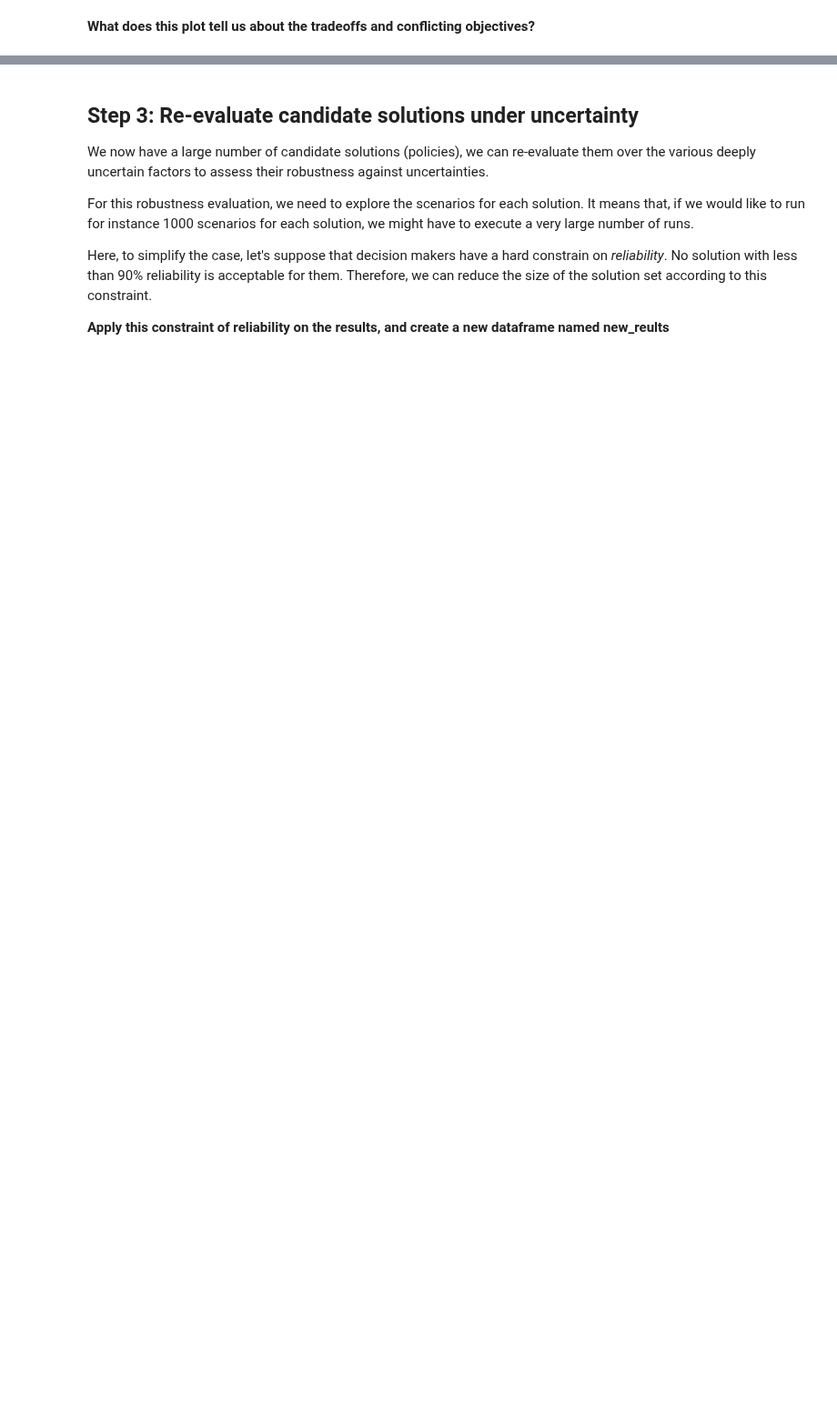
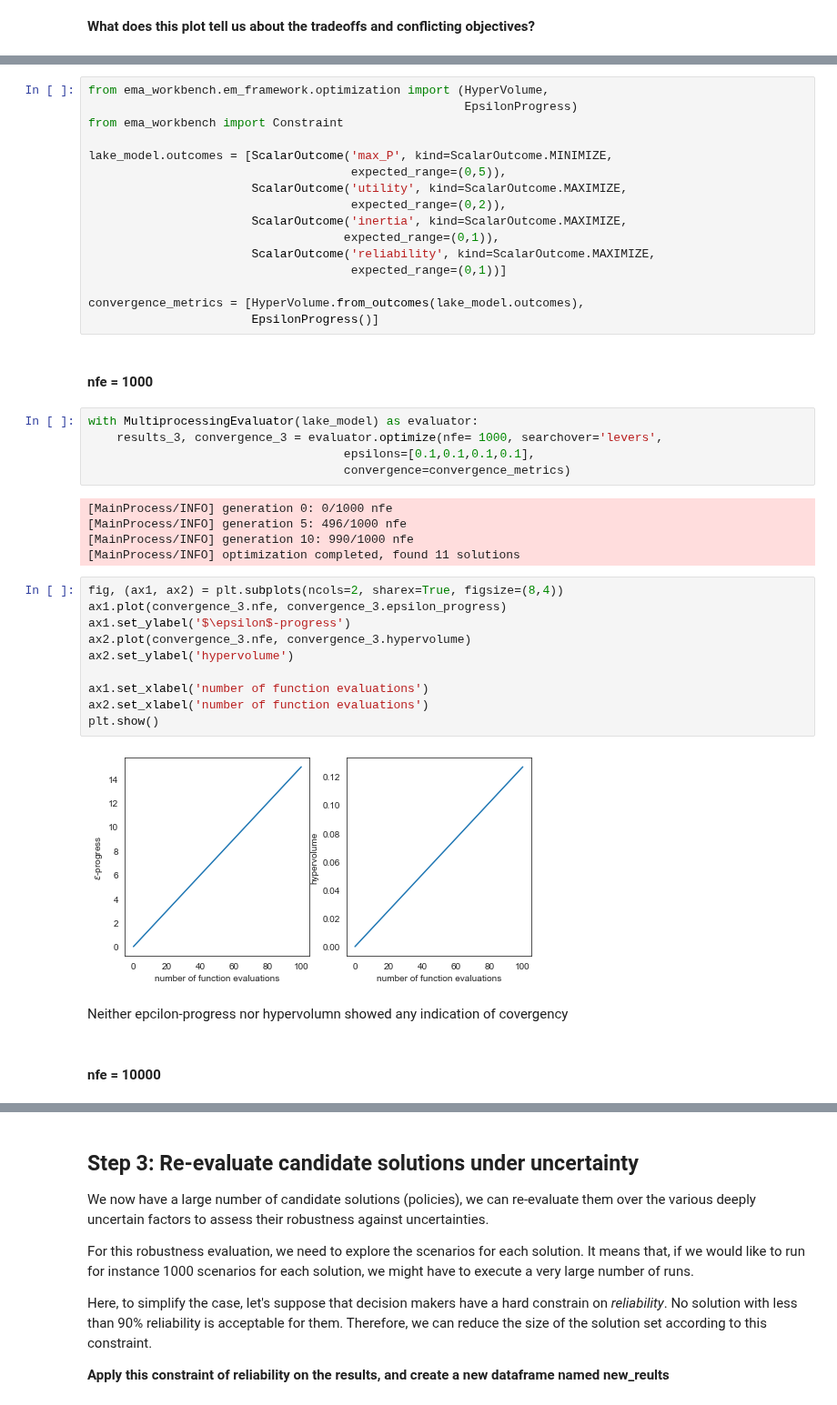
Before and after one commit to triple-capacho/EPA1361, a Jupyter notebook: Week 5-6 - robustness and direct search/assignment 8 - MORDM.ipynb, the cells around one changed output, grey strips where cells are left out. Shown at 91% size. Drawn from its saved outputs; the diff is of its cells as text; blank space fills up the shorter version.

```diff
--- a/Week 5-6 - robustness and direct search/assignment 8 - MORDM.ipynb
+++ b/Week 5-6 - robustness and direct search/assignment 8 - MORDM.ipynb
@@ -161,0 +173,44 @@ There are a lot of tradeoffs to go for. especially for inertia.
+# %%
+from ema_workbench.em_framework.optimization import (HyperVolume,
+                                                     EpsilonProgress)
+from ema_workbench import Constraint
+
+lake_model.outcomes = [ScalarOutcome('max_P', kind=ScalarOutcome.MINIMIZE,
+                                     expected_range=(0,5)),
+                       ScalarOutcome('utility', kind=ScalarOutcome.MAXIMIZE,
+                                     expected_range=(0,2)),
+                       ScalarOutcome('inertia', kind=ScalarOutcome.MAXIMIZE,
+                                    expected_range=(0,1)),
+                       ScalarOutcome('reliability', kind=ScalarOutcome.MAXIMIZE,
+                                     expected_range=(0,1))]
+
+convergence_metrics = [HyperVolume.from_outcomes(lake_model.outcomes),
+                       EpsilonProgress()]
+# %% [markdown]
+#### nfe = 1000
+# %%
+with MultiprocessingEvaluator(lake_model) as evaluator:
+    results_3, convergence_3 = evaluator.optimize(nfe= 1000, searchover='levers',
+                                    epsilons=[0.1,0.1,0.1,0.1],
+                                    convergence=convergence_metrics)
+# %% [output]
+[MainProcess/INFO] generation 0: 0/1000 nfe
+[MainProcess/INFO] generation 5: 496/1000 nfe
+[MainProcess/INFO] generation 10: 990/1000 nfe
+[MainProcess/INFO] optimization completed, found 11 solutions
+# %%
+fig, (ax1, ax2) = plt.subplots(ncols=2, sharex=True, figsize=(8,4))
+ax1.plot(convergence_3.nfe, convergence_3.epsilon_progress)
+ax1.set_ylabel('$\epsilon$-progress')
+ax2.plot(convergence_3.nfe, convergence_3.hypervolume)
+ax2.set_ylabel('hypervolume')
+
+ax1.set_xlabel('number of function evaluations')
+ax2.set_xlabel('number of function evaluations')
+plt.show()
+# %% [output]
+[figure, added]
+# %% [markdown]
+Neither epcilon-progress nor hypervolumn showed any indication of covergency
+# %% [markdown]
+#### nfe =  10000
```
Also changed, not shown: parts of 29 cells of this notebook.
